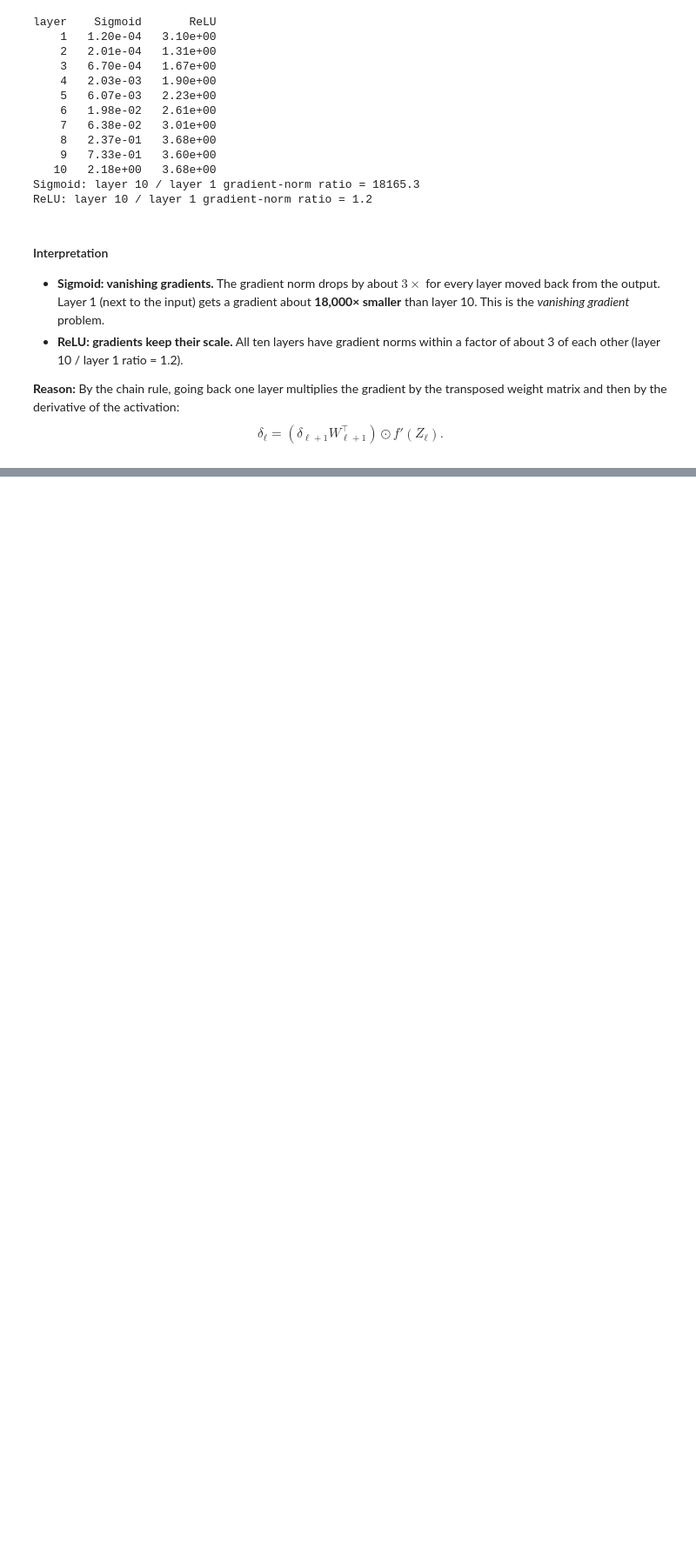
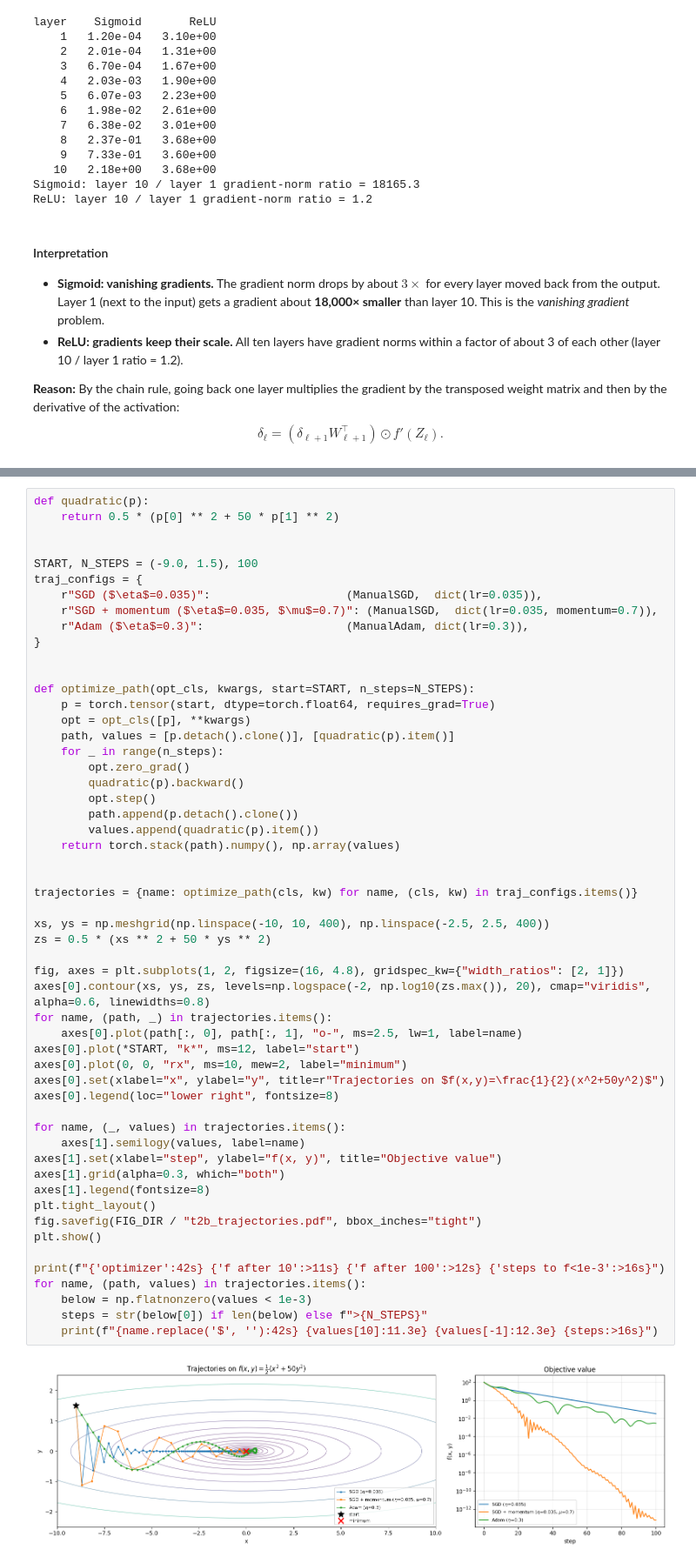
Before and after one commit to keshj/dl-for-vision, a Jupyter notebook: assignment_2/cnn.ipynb, the cells around one changed output, grey strips where cells are left out. Shown at 87% size. Saved outputs shown, nothing was run; the diff lists cells and outputs as text; blank space fills up the shorter version.

```diff
--- a/assignment_2/cnn.ipynb
+++ b/assignment_2/cnn.ipynb
@@ -503,0 +676,56 @@ $$\delta_\ell = (\delta_{\ell+1} W_{\ell+1}^\top) \odot f'(Z_\ell).$$
+# %%
+def quadratic(p):
+    return 0.5 * (p[0] ** 2 + 50 * p[1] ** 2)
+
+
+START, N_STEPS = (-9.0, 1.5), 100
+traj_configs = {
+    r"SGD ($\eta$=0.035)":                    (ManualSGD,  dict(lr=0.035)),
+    r"SGD + momentum ($\eta$=0.035, $\mu$=0.7)": (ManualSGD,  dict(lr=0.035, momentum=0.7)),
+    r"Adam ($\eta$=0.3)":                     (ManualAdam, dict(lr=0.3)),
+}
+
+
+def optimize_path(opt_cls, kwargs, start=START, n_steps=N_STEPS):
+    p = torch.tensor(start, dtype=torch.float64, requires_grad=True)
+    opt = opt_cls([p], **kwargs)
+    path, values = [p.detach().clone()], [quadratic(p).item()]
+    for _ in range(n_steps):
+        opt.zero_grad()
+        quadratic(p).backward()
+        opt.step()
+        path.append(p.detach().clone())
+        values.append(quadratic(p).item())
+    return torch.stack(path).numpy(), np.array(values)
+
+
+trajectories = {name: optimize_path(cls, kw) for name, (cls, kw) in traj_configs.items()}
+
+xs, ys = np.meshgrid(np.linspace(-10, 10, 400), np.linspace(-2.5, 2.5, 400))
+zs = 0.5 * (xs ** 2 + 50 * ys ** 2)
+
+fig, axes = plt.subplots(1, 2, figsize=(16, 4.8), gridspec_kw={"width_ratios": [2, 1]})
+axes[0].contour(xs, ys, zs, levels=np.logspace(-2, np.log10(zs.max()), 20), cmap="viridis", alpha=0.6, linewidths=0.8)
+for name, (path, _) in trajectories.items():
+    axes[0].plot(path[:, 0], path[:, 1], "o-", ms=2.5, lw=1, label=name)
+axes[0].plot(*START, "k*", ms=12, label="start")
+axes[0].plot(0, 0, "rx", ms=10, mew=2, label="minimum")
+axes[0].set(xlabel="x", ylabel="y", title=r"Trajectories on $f(x,y)=\frac{1}{2}(x^2+50y^2)$")
+axes[0].legend(loc="lower right", fontsize=8)
+
+for name, (_, values) in trajectories.items():
+    axes[1].semilogy(values, label=name)
+axes[1].set(xlabel="step", ylabel="f(x, y)", title="Objective value")
+axes[1].grid(alpha=0.3, which="both")
+axes[1].legend(fontsize=8)
+plt.tight_layout()
+fig.savefig(FIG_DIR / "t2b_trajectories.pdf", bbox_inches="tight")
+plt.show()
+
+print(f"{'optimizer':42s} {'f after 10':>11s} {'f after 100':>12s} {'steps to f<1e-3':>16s}")
+for name, (path, values) in trajectories.items():
+    below = np.flatnonzero(values < 1e-3)
+    steps = str(below[0]) if len(below) else f">{N_STEPS}"
+    print(f"{name.replace('$', ''):42s} {values[10]:11.3e} {values[-1]:12.3e} {steps:>16s}")
+# %% [output]
+[figure, added]
```
Also changed, not shown: parts of 15 cells of this notebook.
